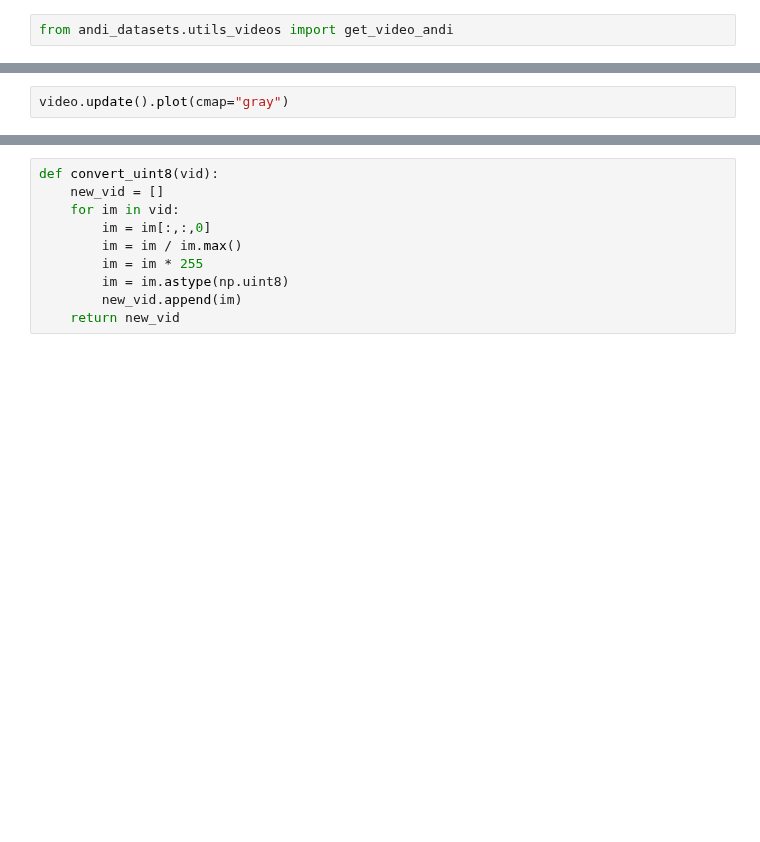
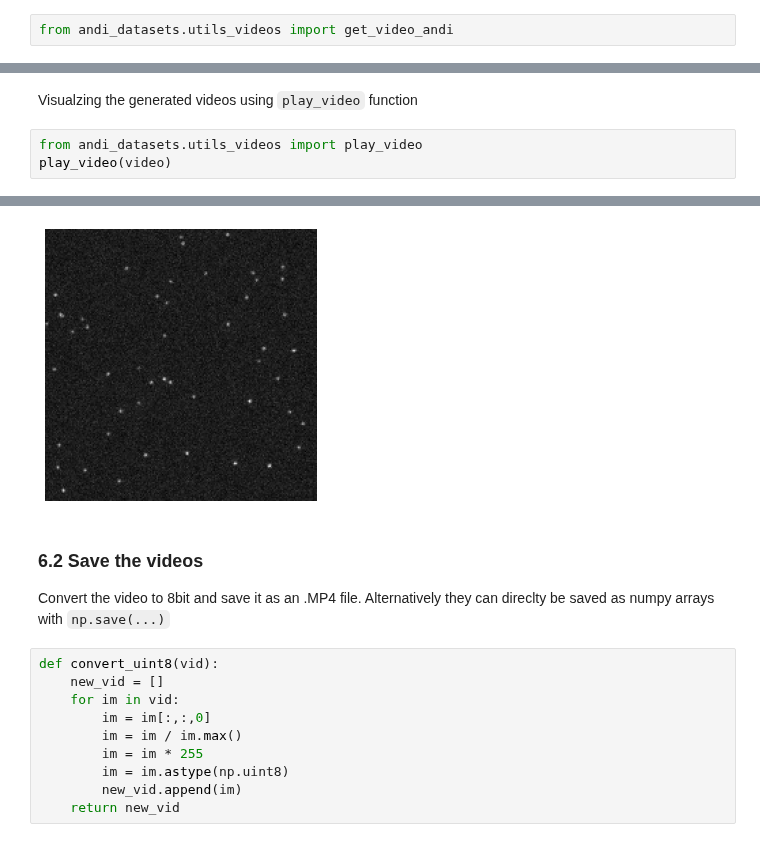
Before and after one commit to AnDiChallenge/andi_datasets, a Jupyter notebook: tutorials/creating_videos_phenom.ipynb, the cells around one changed output, grey strips where cells are left out. Saved outputs shown, nothing was run; the diff lists cells and outputs as text; blank space fills up the shorter version.

```diff
--- a/tutorials/creating_videos_phenom.ipynb
+++ b/tutorials/creating_videos_phenom.ipynb
@@ -130,2 +144,0 @@ Alternatively the videos can played directly in jupyter notebook, using ``plot()
-# %%
-video.update().plot(cmap="gray")
@@ -133,0 +145,6 @@ video.update().plot(cmap="gray")
+# %% [markdown]
+Visualzing the generated videos using ``play_video`` function
+# %%
+from andi_datasets.utils_videos import play_video
+play_video(video)
+# %% [output]
@@ -134,3 +152,7 @@ video.update().plot(cmap="gray")
+[figure, added]
+# %% [markdown]
+### 6.2 Save the videos
+Convert the video to 8bit and save it as an .MP4 file. Alternatively they can direclty be saved as numpy arrays with ``np.save(...)``
 # %%
 def convert_uint8(vid):
     new_vid = []
```
Also changed, not shown: parts of 34 cells of this notebook.
